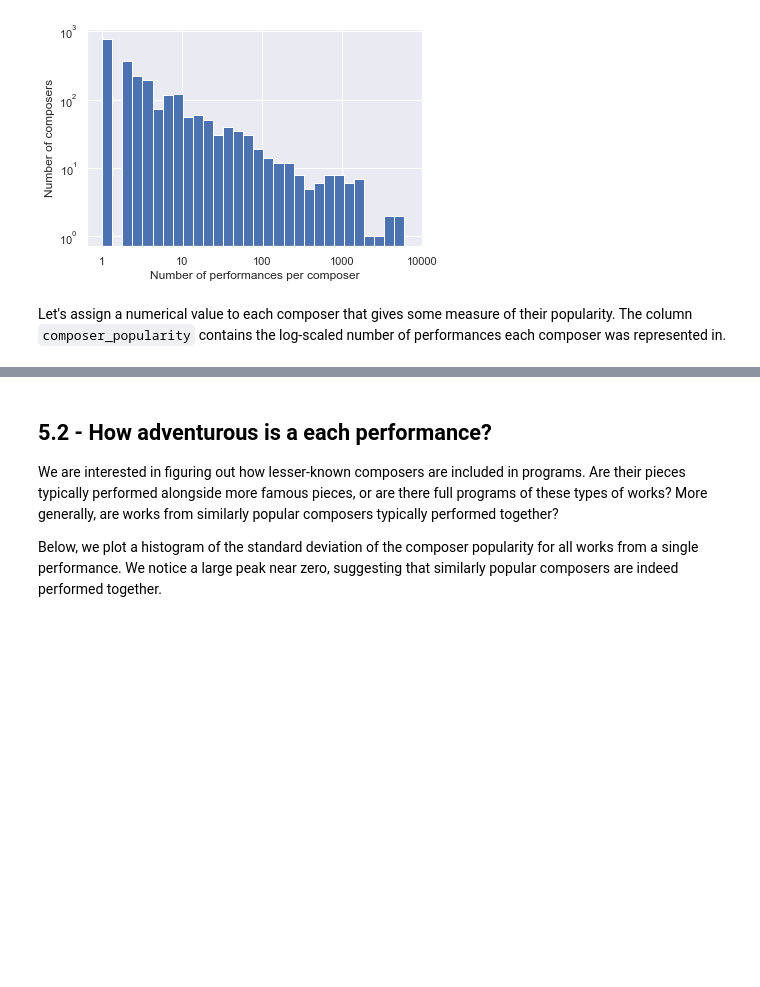
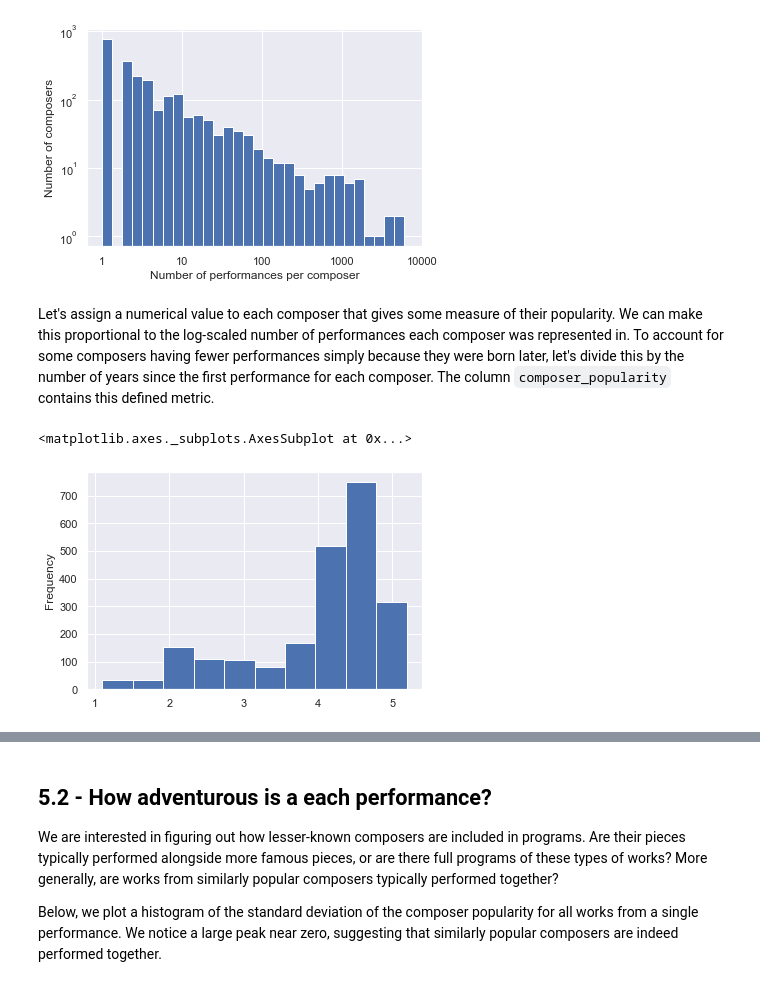
Before and after one commit to physinet/NY-Phil-EDA, a Jupyter notebook: EDA.ipynb, the cells around one changed output, grey strips where cells are left out. Saved outputs shown, nothing was run; the diff lists cells and outputs as text; code cells hidden in the pictures; blank space fills up the shorter version.

```diff
--- a/EDA.ipynb
+++ b/EDA.ipynb
@@ -449,4 +453,4 @@ ax.set_xticklabels(xticks);
 # %% [output]
 [figure]
 # %% [markdown]
-Let's assign a numerical value to each composer that gives some measure of their popularity. The column `composer_popularity` contains the log-scaled number of performances each composer was represented in.
+Let's assign a numerical value to each composer that gives some measure of their popularity. We can make this proportional to the log-scaled number of performances each composer was represented in. To account for some composers having fewer performances simply because they were born later, let's divide this by the number of years since the first performance for each composer. The column `composer_popularity` contains this defined metric.
@@ -453 +462,6 @@ Let's assign a numerical value to each composer that gives some measure of their
+# %%
+np.log(years).plot.hist()
+# %% [output]
+<matplotlib.axes._subplots.AxesSubplot at 0x...>
+[figure, added]
 # %%
```
Also changed, not shown: parts of 25 cells of this notebook.
